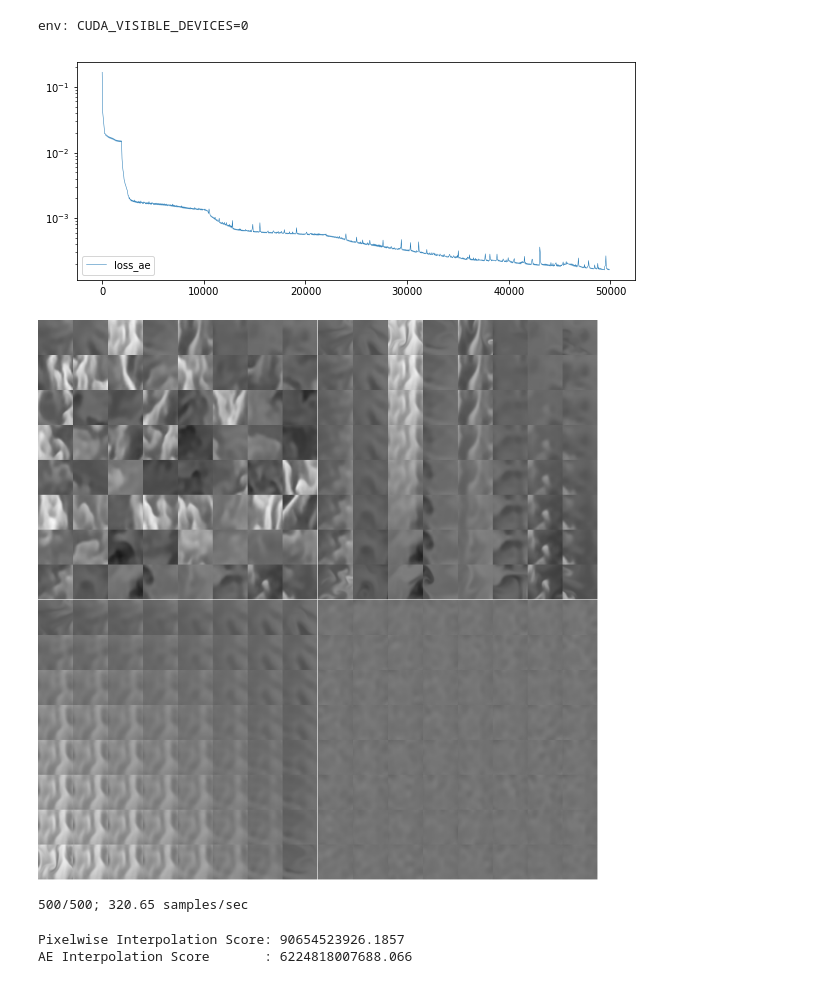
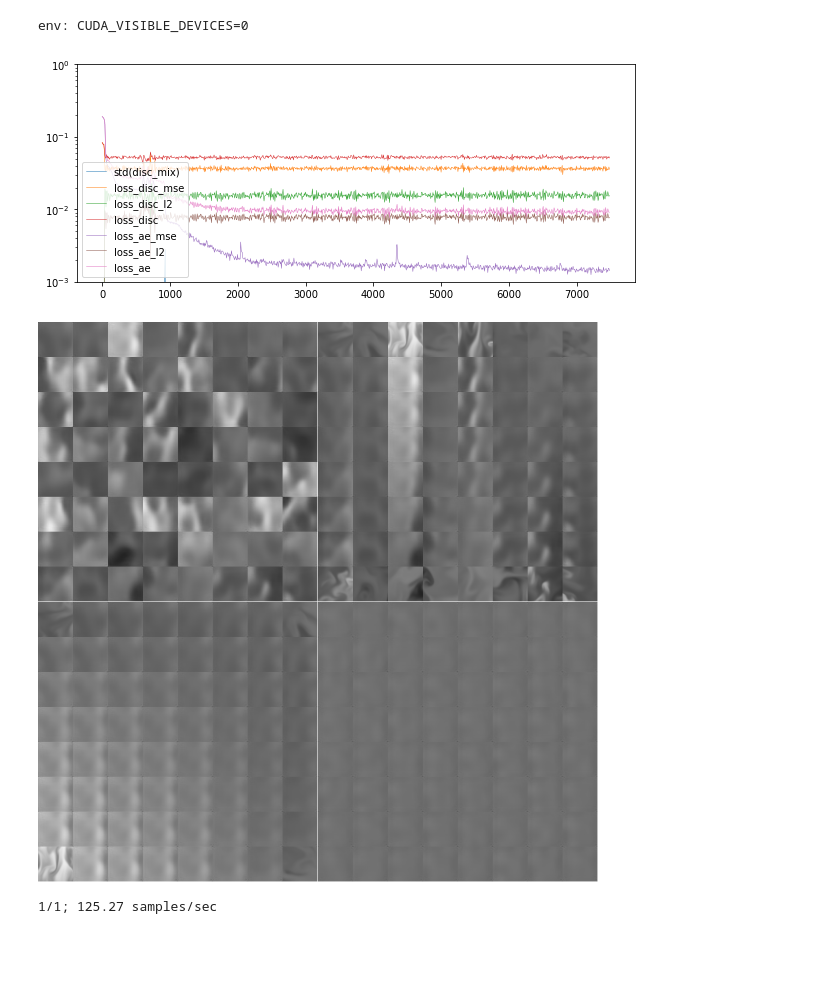
Before and after one commit to slanderson/inturbulate, a Jupyter notebook: ACAI-PyTorch-turb.ipynb, the cells around one changed output. Cells and saved outputs as stored; diff of their text form; code cells hidden in the pictures; blank space fills up the shorter version.

```diff
--- a/ACAI-PyTorch-turb.ipynb
+++ b/ACAI-PyTorch-turb.ipynb
@@ -57,7 +57,7 @@ def get_mnist32_batches(batch_size, data_format='channels_first'):
 x_batches, y_batches = get_mnist32_batches(args['batch_size'])
 x_batches = torch.FloatTensor(x_batches).to(args['device'])
 # %%
-turb_batches = np.load('turb_batches.npy')[:100, :, :, :, :]
+turb_batches = np.load('turb_batches.npy')[:, :, :, :, :]
 turb_batches = torch.FloatTensor(turb_batches).to(args['device'])
 # %%
 # pytorch doesn't support negative strides / can't flip tensors
@@ -220,7 +219,7 @@ import pdb
 
 it = 0
 start_time = time.time()
-args['epochs'] = 500
+args['epochs'] = 1
 
 try:
     for epoch in range(args['epochs']):
@@ -237,7 +236,7 @@ try:
 
             loss_ae_mse = F.mse_loss(out, x)
             loss_ae_l2 = L2(disc_mix) * args['advweight']
-            loss_ae = loss_ae_mse #+ loss_ae_l2
+            loss_ae = loss_ae_mse + loss_ae_l2
 
             opt_ae.zero_grad()
             loss_ae.backward(retain_graph=True)
@@ -247,46 +246,45 @@ try:
             loss_disc_l2 = L2(disc)
             loss_disc = loss_disc_mse + loss_disc_l2
 
             opt_d.zero_grad()
-            #loss_disc.backward()
-            #opt_d.step()
+            loss_disc.backward()
+            opt_d.step()
 
-            #scheduler_ae.step()
-
-            #losses['std(disc_mix)'].append(torch.std(disc_mix).item())
-            #losses['loss_disc_mse'].append(loss_disc_mse.item())
-            #losses['loss_disc_l2'].append(loss_disc_l2.item())
-            #losses['loss_disc'].append(loss_disc.item())
-            #losses['loss_ae_mse'].append(loss_ae_mse.item())
-            #losses['loss_ae_l2'].append(loss_ae_l2.item())
+            losses['std(disc_mix)'].append(torch.std(disc_mix).item())
+            losses['loss_disc_mse'].append(loss_disc_mse.item())
+            losses['loss_disc_l2'].append(loss_disc_l2.item())
+            losses['loss_disc'].append(loss_disc.item())
+            losses['loss_ae_mse'].append(loss_ae_mse.item())
+            losses['loss_ae_l2'].append(loss_ae_l2.item())
             losses['loss_ae'].append(loss_ae.item())
 
             if it % 100 == 0:
                 img = status()
 
                 plt.figure(facecolor='w', figsize=(10,4))
                 for key in losses:
                     total = len(losses[key])
                     skip = 1 + (total // 1000)
                     y = build_batches(losses[key], skip).mean(axis=-1)
                     x = np.linspace(0, total, len(y))
                     plt.semilogy(x, y, label=key, lw=0.5)
+                    plt.ylim((10e-4, 10e-1))
                 plt.legend(loc='lower left')
 
                 clear_output(wait=True)
                 plt.show()
                 show_array(img * 255)
 
                 speed = args['batch_size'] * it / (time.time() - start_time)
                 print(f'{epoch+1}/{args["epochs"]}; {speed:.2f} samples/sec')
 
             it += 1
 except KeyboardInterrupt:
     pass
 # %% [output]
-[figure, old version]
+[figure, new version]
-[figure, old version]
+[figure, new version]
-500/500; 320.65 samples/sec
+1/1; 125.27 samples/sec
 # %%
 import pdb
 
@@ -319,10 +317,11 @@ X_lerp = 0.5*turb_batches[:50, :, :, :, :] + 0.5*turb_batches[50:100, :, :, :, :
 lerp_batch_fft_mean , lerp_batch_fft_var = mean_var( X_lerp )
 
 # Computes spectrum mean and variance of an AE interpolated sample
-X_ae_interp = np.zeros((50, 64, 1, 64, 64))
-for i in range(50):
+n_samp = 100
+X_ae_interp = np.zeros((n_samp, 64, 1, 64, 64))
+for i in range(n_samp):
     X_ae_interp[i, :, :, :, :] = decoder(encoder(turb_batches[i, :, :, :, :])
-                            + 0.5*encoder(turb_batches[50+i, :, :, :, :])).to('cpu').detach().numpy()
+                            + 0.5*encoder(turb_batches[n_samp+i, :, :, :, :])).to('cpu').detach().numpy()
 ae_interp_batch_fft_mean , ae_interp_batch_fft_var = mean_var( torch.Tensor(X_ae_interp) )
 
 # trade-off parameter between mean and variance difference
@@ -335,9 +334,6 @@ metric_ae = np.linalg.norm(ae_interp_batch_fft_mean - turb_batches_fft_mean) +\
        lambd*np.linalg.norm(ae_interp_batch_fft_var - turb_batches_fft_var)
 print('Pixelwise Interpolation Score: {}'.format(metric_lerp))
 print('AE Interpolation Score       : {}'.format(metric_ae))
-# %% [output]
-Pixelwise Interpolation Score: 90654523926.1857
-AE Interpolation Score       : 6224818007688.066
 # %%
 # show the distribution of predictions from the discriminator
 plt.hist(disc_mix.data.cpu().numpy(), range=[0,0.5], bins=20)
```
Also changed, not shown: parts of 3 cells of this notebook.
